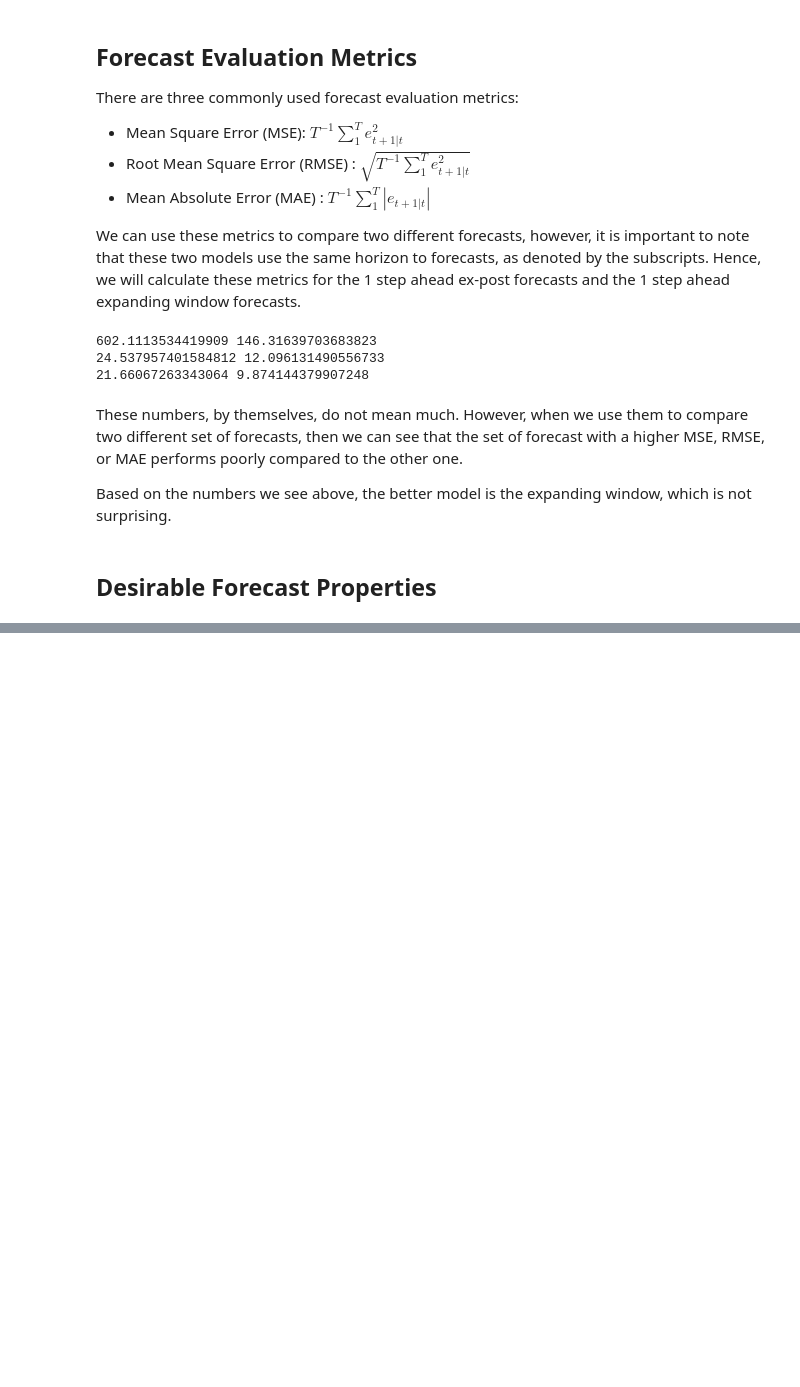
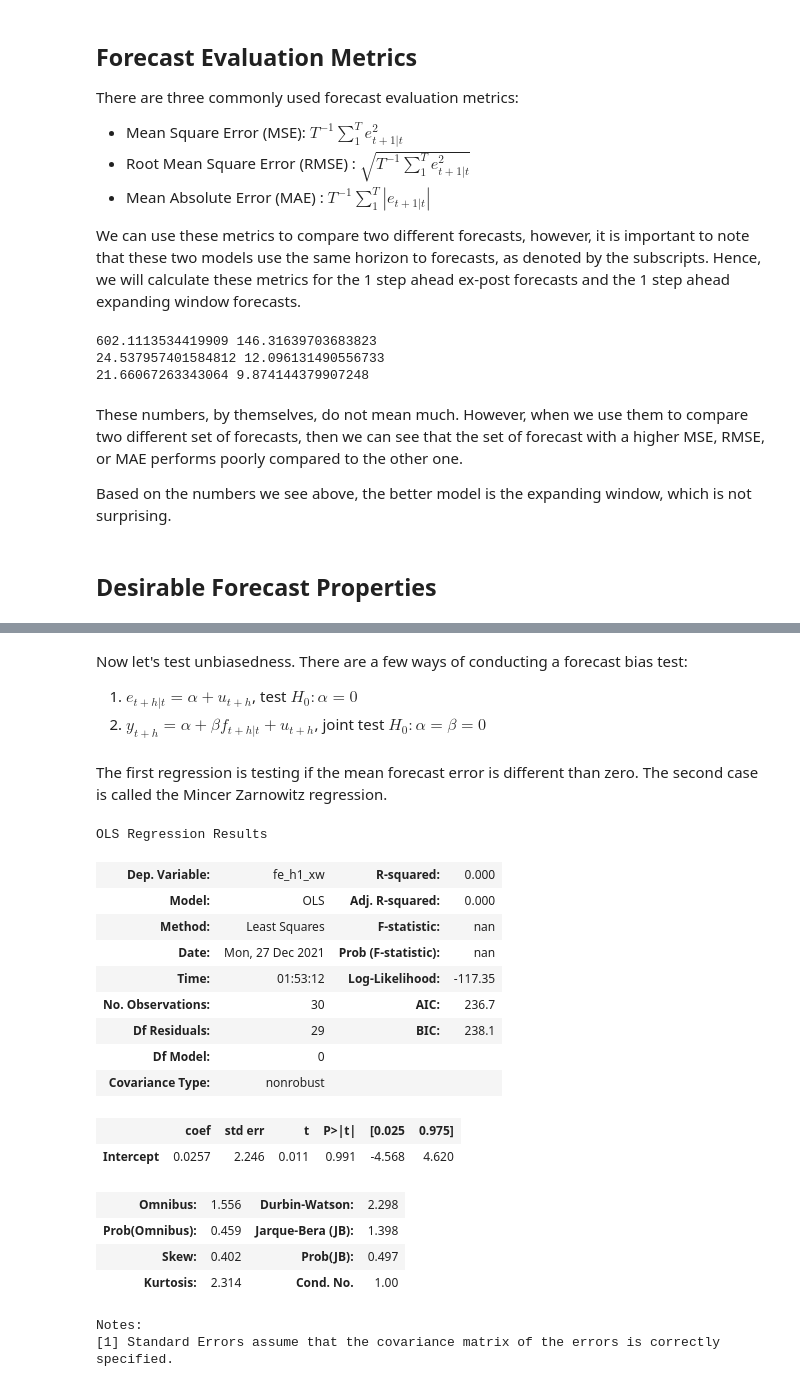
Before and after one commit to yankikalfa/MGTF-405-Business-Forecasting, a Jupyter notebook: Week_1.ipynb, the cells around one changed output, grey strips where cells are left out. Saved outputs shown, nothing was run; the diff lists cells and outputs as text; code cells hidden in the pictures; blank space fills up the shorter version.

```diff
--- a/Week_1.ipynb
+++ b/Week_1.ipynb
@@ -471,0 +490,31 @@
+# %% [markdown]
+
+
+Now let's test unbiasedness.
+There are a few ways of conducting a forecast bias test:
+1. $e_{t+h|t} = \alpha + u_{t+h}$, test $H_0: \alpha = 0$
+2. $y_{t+h} =  \alpha + \beta f_{t+h|t} + u_{t+h}$, joint test $H_0: \alpha = \beta =0$
+# %% [markdown]
+The first regression is testing if the mean forecast error is different than zero. The second case is called the Mincer Zarnowitz regression.
+# %%
+bias_1 = smf.ols(formula='fe_h1_xw ~ 1', data= df_test).fit()
+bias_1.summary()
+# %% [output]
+OLS Regression Results
+| Dep. Variable: | fe_h1_xw | R-squared: | 0.000 |
+| Model: | OLS | Adj. R-squared: | 0.000 |
+| Method: | Least Squares | F-statistic: | nan |
+| Date: | Mon, 27 Dec 2021 | Prob (F-statistic): | nan |
+| Time: | 01:53:12 | Log-Likelihood: | -117.35 |
+| No. Observations: | 30 | AIC: | 236.7 |
+| Df Residuals: | 29 | BIC: | 238.1 |
+| Df Model: | 0 |  |  |
+| Covariance Type: | nonrobust |  |  |
+|  | coef | std err | t | P>|t| | [0.025 | 0.975] |
+| Intercept | 0.0257 | 2.246 | 0.011 | 0.991 | -4.568 | 4.620 |
+| Omnibus: | 1.556 | Durbin-Watson: | 2.298 |
+| Prob(Omnibus): | 0.459 | Jarque-Bera (JB): | 1.398 |
+| Skew: | 0.402 | Prob(JB): | 0.497 |
+| Kurtosis: | 2.314 | Cond. No. | 1.00 |
+Notes:
+[1] Standard Errors assume that the covariance matrix of the errors is correctly specified.
```
Also changed, not shown: parts of 33 cells of this notebook.
